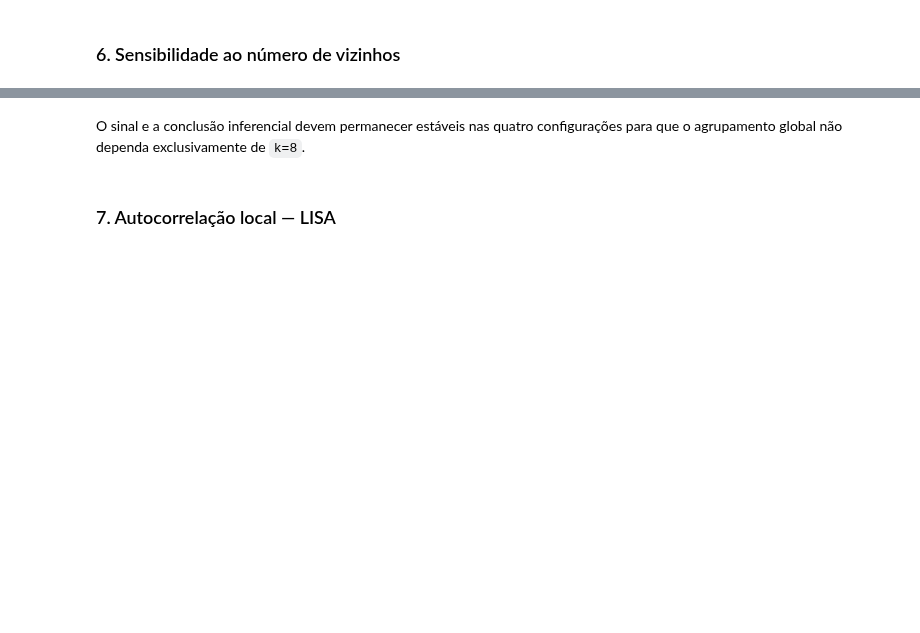
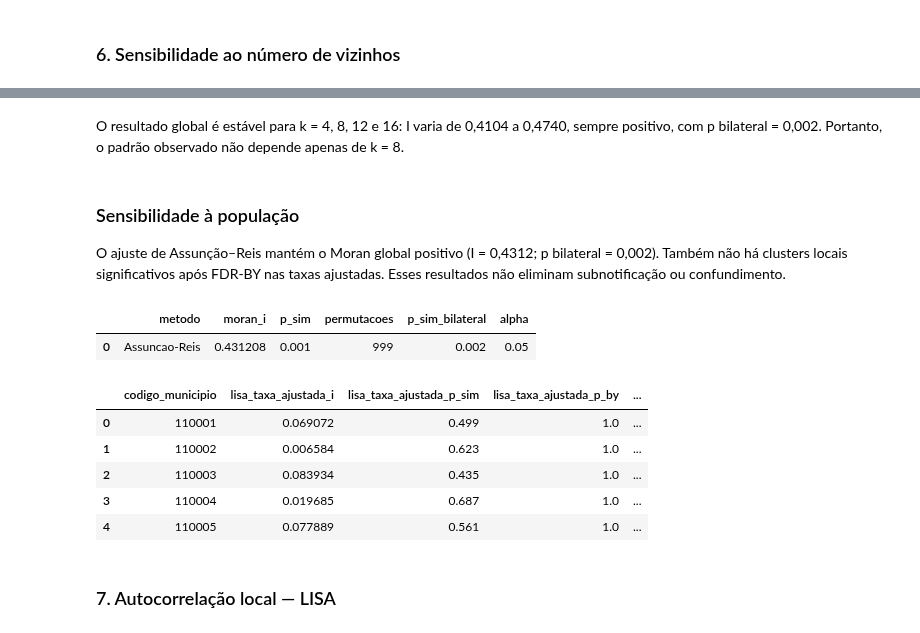
Before and after one commit to Romulol-B/Pysus-IBGE, a Jupyter notebook: notebooks/Agregacao/DENGUE+IBGE/analise_espacial_pysal.ipynb, the cells around one changed output, grey strips where cells are left out. Saved outputs shown, nothing was run; the diff lists cells and outputs as text; code cells hidden in the pictures; blank space fills up the shorter version.

```diff
--- a/notebooks/Agregacao/DENGUE+IBGE/analise_espacial_pysal.ipynb
+++ b/notebooks/Agregacao/DENGUE+IBGE/analise_espacial_pysal.ipynb
@@ -31,6 +33,15 @@ O notebook combina `sinan/processados/sinan_saneamento_2022.parquet` com a malha
 # %% [markdown]
 ### 1. Preparar o ambiente e os parâmetros
 # %%
+from pathlib import Path
+import sys
+PROJECT_ROOT = next(p for p in (Path.cwd(), *Path.cwd().parents)
+                    if (p / "utils/analysis_pipeline.py").exists())
+if str(PROJECT_ROOT) not in sys.path:
+    sys.path.insert(0, str(PROJECT_ROOT))
+import polars as pl
+from IPython.display import display
+
 from pathlib import Path
 import warnings
 
@@ -38,16 +49,15 @@ import matplotlib.pyplot as plt
 import pandas as pd
 from IPython.display import display
 
-import spatial_analysis as spatial
+from utils import spatial_analysis as spatial
 
 warnings.filterwarnings(
     "ignore",
     message="Casting complex values to real discards the imaginary part",
 )
 
-PROJECT_ROOT = Path.cwd()
 DATA_PATH = PROJECT_ROOT / "sinan/processados/sinan_saneamento_2022.parquet"
-BOUNDARY_PATH = PROJECT_ROOT / "sinan/processados/ibge_municipios_min.geojson"
+BOUNDARY_PATH = spatial.DEFAULT_BOUNDARY_PATH
 FIGURE_DIR = PROJECT_ROOT / "figuras/analise_espacial"
 RESULT_DIR = PROJECT_ROOT / "sinan/processados/analise_espacial"
 
@@ -156,5 +207,24 @@ display(knn_sensitivity.style.format({"moran_i": "{:.3f}", "p_sim": "{:.3f}", "z
-# %% [markdown]
-O sinal e a conclusão inferencial devem permanecer estáveis nas quatro configurações para que o agrupamento global não dependa exclusivamente de `k=8`.
+# %% [markdown]
+O resultado global é estável para k = 4, 8, 12 e 16: I varia de 0,4104 a 0,4740, sempre positivo, com p bilateral = 0,002. Portanto, o padrão observado não depende apenas de k = 8.
+# %% [markdown]
+### Sensibilidade à população
+
+O ajuste de Assunção–Reis mantém o Moran global positivo (I = 0,4312; p bilateral = 0,002). Também não há clusters locais significativos após FDR-BY nas taxas ajustadas. Esses resultados não eliminam subnotificação ou confundimento.
+# %%
+rate_sensitivity, rate_local = spatial.calculate_rate_sensitivity(
+    analysis_map, weights, permutations=PERMUTATIONS, seed=SEED + 400, alpha=ALPHA
+)
+display(rate_sensitivity)
+display(rate_local.head())
+# %% [output]
+|  | metodo | moran_i | p_sim | permutacoes | p_sim_bilateral | alpha |
+| 0 | Assuncao-Reis | 0.431208 | 0.001 | 999 | 0.002 | 0.05 |
+|  | codigo_municipio | lisa_taxa_ajustada_i | lisa_taxa_ajustada_p_sim | lisa_taxa_ajustada_p_by | ... |
+| 0 | 110001 | 0.069072 | 0.499 | 1.0 | ... |
+| 1 | 110002 | 0.006584 | 0.623 | 1.0 | ... |
+| 2 | 110003 | 0.083934 | 0.435 | 1.0 | ... |
+| 3 | 110004 | 0.019685 | 0.687 | 1.0 | ... |
+| 4 | 110005 | 0.077889 | 0.561 | 1.0 | ... |
 # %% [markdown]
 ### 7. Autocorrelação local — LISA
 # %%
```
Also changed, not shown: parts of 23 cells of this notebook, 32 other files.
